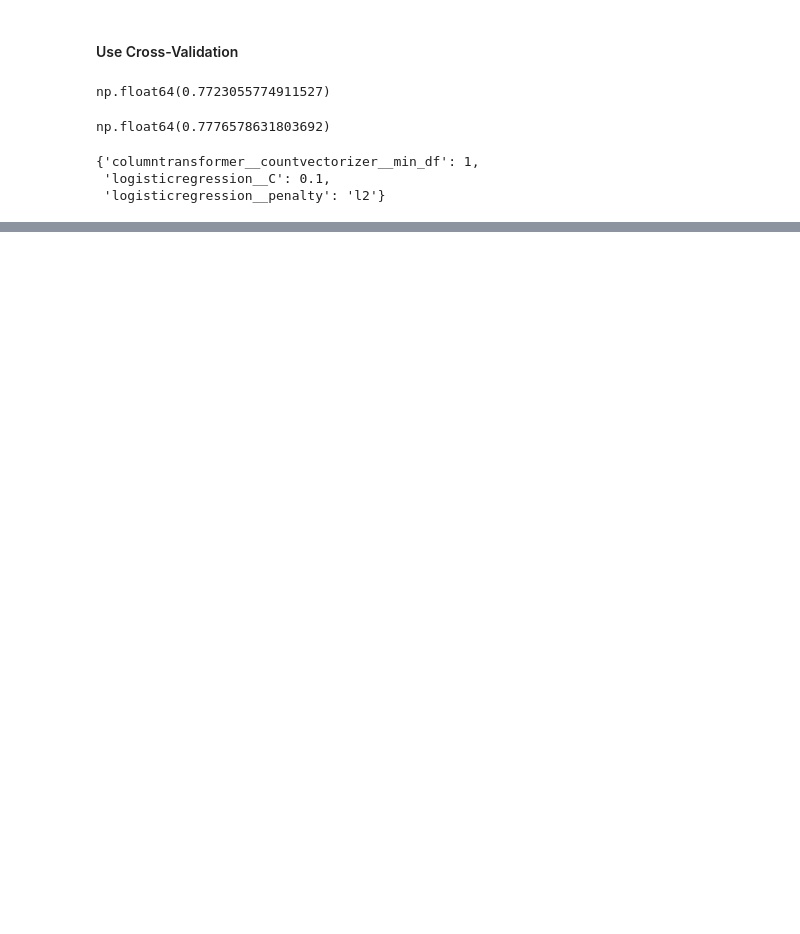
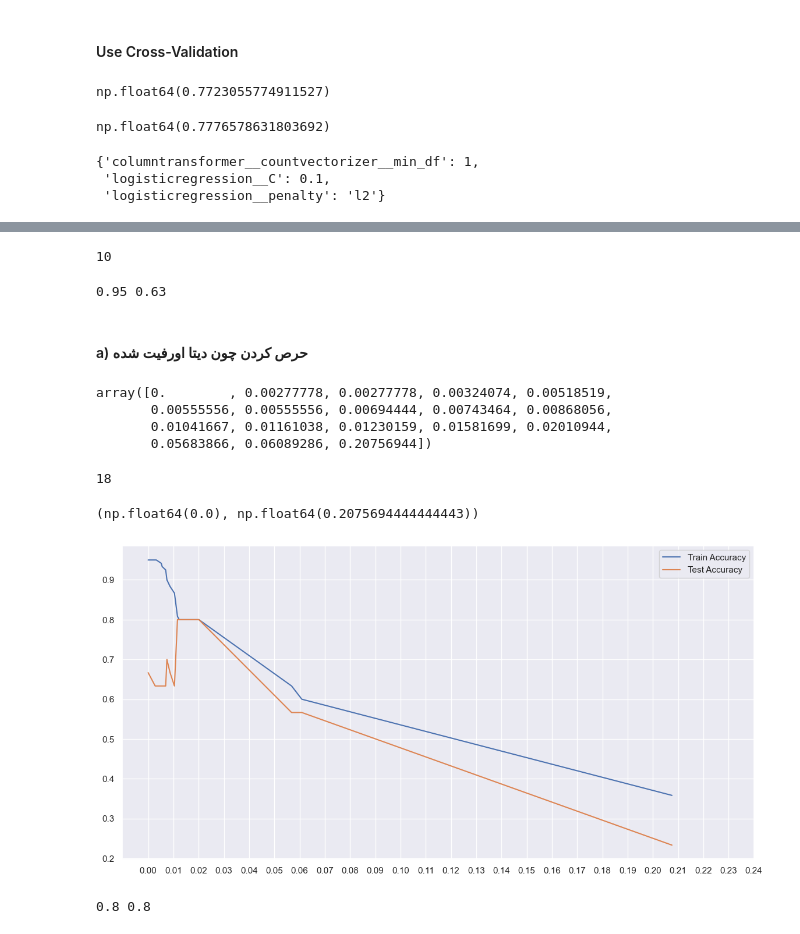
Before and after one commit to poorialari2017/ML_git001, a Jupyter notebook: MLproj002/Pooria/01 Preprocessing/Scikit-Learn/00 20Trick of Sckit-Learn.ipynb, the cells around one changed output, grey strips where cells are left out. Drawn from its saved outputs; the diff is of its cells as text; code cells hidden in the pictures; blank space fills up the shorter version.

```diff
--- a/MLproj002/Pooria/01 Preprocessing/Scikit-Learn/00 20Trick of Sckit-Learn.ipynb
+++ b/MLproj002/Pooria/01 Preprocessing/Scikit-Learn/00 20Trick of Sckit-Learn.ipynb
@@ -711,0 +722,4 @@ grid.best_params_
+# %%
+iris = pd.read_csv("../../00 DATA/iris.csv")
+iris=iris.loc[:,['SepalLengthCm','SepalWidthCm','Species']]
+iris.head()
@@ -711,0 +733,42 @@ grid.best_params_
+# %%
+X = iris.drop(columns=['Species'])
+y = iris['Species']
+
+from sklearn.model_selection import train_test_split
+X_train,X_test,y_train,y_test=train_test_split(X,y,test_size=.20,random_state=45)
+# %%
+from sklearn.tree import DecisionTreeClassifier
+
+tree = DecisionTreeClassifier(random_state=45)
+tree.fit(X_train,y_train)
+y_train_pred=tree.predict(X_train)
+y_test_pred=tree.predict(X_test)
+# %%
+tree.get_depth()
+# %% [output]
+10
+# %%
+from sklearn.metrics import accuracy_score
+print(accuracy_score(y_train,y_train_pred),round(accuracy_score(y_test,y_test_pred),2))
+# %% [output]
+0.95 0.63
+# %% [markdown]
+#### a) حرص کردن چون دیتا اورفیت شده
+# %%
+path=tree.cost_complexity_pruning_path(X_train,y_train)
+alphas=path['ccp_alphas']
+
+alphas
+# %% [output]
+array([0.        , 0.00277778, 0.00277778, 0.00324074, 0.00518519,
+       0.00555556, 0.00555556, 0.00694444, 0.00743464, 0.00868056,
+       0.01041667, 0.01161038, 0.01230159, 0.01581699, 0.02010944,
+       0.05683866, 0.06089286, 0.20756944])
+# %%
+len(alphas)
+# %% [output]
+18
+# %%
+alphas.min(),alphas.max()
+# %% [output]
+(np.float64(0.0), np.float64(0.2075694444444443))
@@ -711,0 +778,32 @@ grid.best_params_
+# %%
+accuracy_train,accuracy_test=[],[]
+
+for i in alphas:
+    tree=DecisionTreeClassifier(ccp_alpha=i)
+
+    tree.fit(X_train,y_train)
+    y_train_pred=tree.predict(X_train)
+    y_test_pred=tree.predict(X_test)
+
+    accuracy_train.append(accuracy_score(y_train,y_train_pred))
+    accuracy_test.append(accuracy_score(y_test,y_test_pred))
+
+
+sns.set()
+plt.figure(figsize=(14,7))
+sns.lineplot(y=accuracy_train,x=alphas,label="Train Accuracy")
+sns.lineplot(y=accuracy_test,x=alphas,label="Test Accuracy")
+plt.xticks(ticks=np.arange(0.00,0.25,0.01))
+plt.show()
+# %% [output]
+[figure, added]
+# %%
+# بیشترین دقت بین 0.1 تا 0.2 هست
+tree = DecisionTreeClassifier(ccp_alpha=0.02,random_state=40)
+tree.fit(X_train,y_train)
+y_train_pred=tree.predict(X_train)
+y_test_pred=tree.predict(X_test)
+
+print(accuracy_score(y_train,y_train_pred),accuracy_score(y_test,y_test_pred))
+# %% [output]
+0.8 0.8
```
Also changed, not shown: parts of 38 cells of this notebook.
